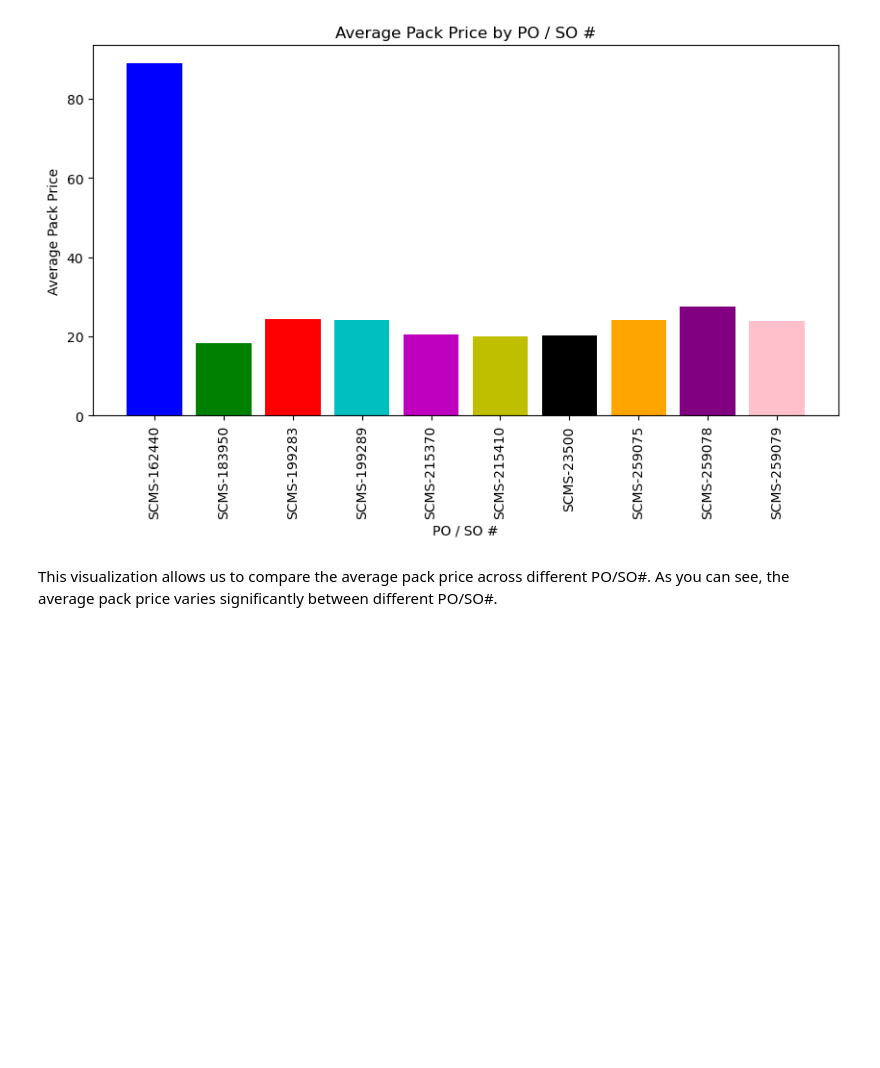
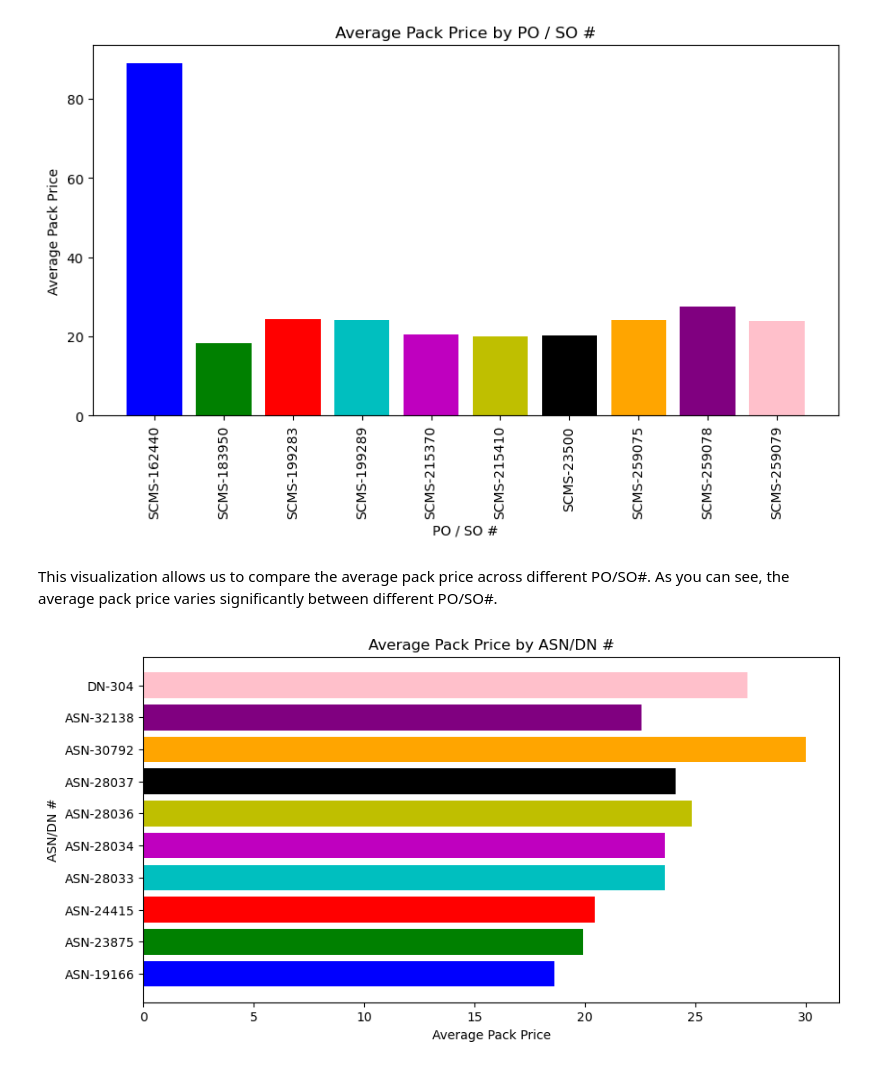
Before and after one commit to Deepak10010/Supply-Chain-Management-Systems, a Jupyter notebook: SCMS.ipynb, the cells around one changed output. Cells and saved outputs as stored; diff of their text form; code cells hidden in the pictures; blank space fills up the shorter version.

```diff
--- a/SCMS.ipynb
+++ b/SCMS.ipynb
@@ -121,3 +123,18 @@ plt.show()
 [figure]
 # %% [markdown]
 This visualization allows us to compare the average pack price across different PO/SO#. As you can see, the average pack price varies significantly between different PO/SO#.
+# %%
+# Select top 10 ASN/DN# by number of shipments for clearer visualization
+top_asn_dn = df['ASN/DN #'].value_counts().index[:10]
+df_top_asn_dn = df[df['ASN/DN #'].isin(top_asn_dn)]
+
+average_pack_price_asn_dn = df_top_asn_dn.groupby('ASN/DN #')['Pack Price'].mean()
+
+plt.figure(figsize=(10,5))
+plt.barh(average_pack_price_asn_dn.index, average_pack_price_asn_dn.values, color=colors)
+plt.ylabel('ASN/DN #')
+plt.xlabel('Average Pack Price')
+plt.title('Average Pack Price by ASN/DN #')
+plt.show()
+# %% [output]
+[figure, added]
```
Also changed, not shown: parts of 7 cells of this notebook.
